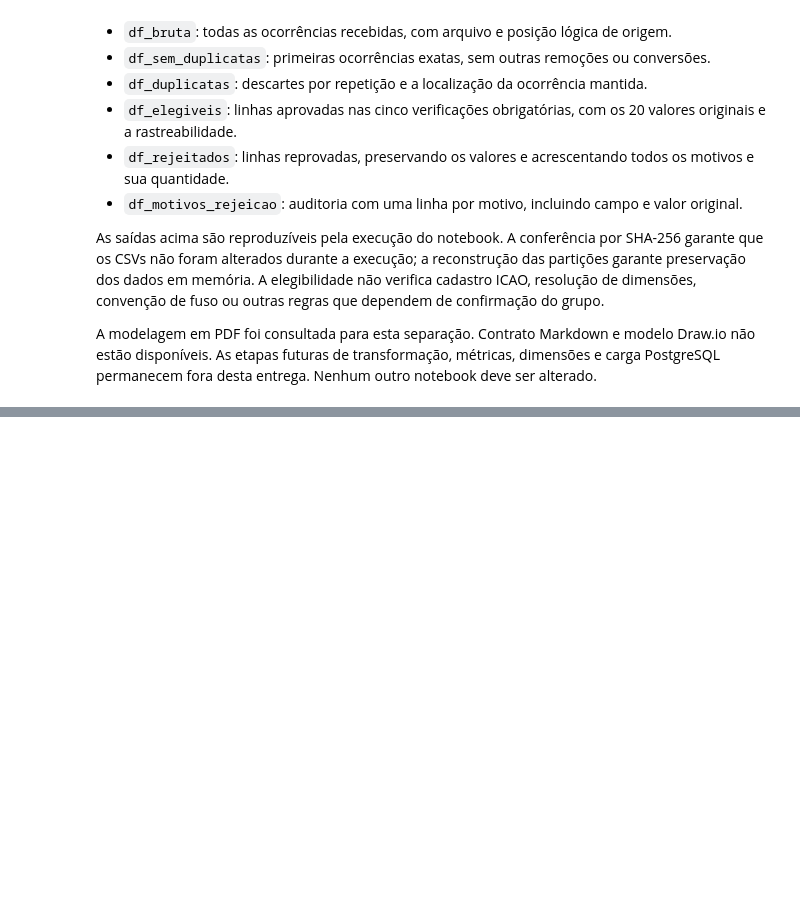
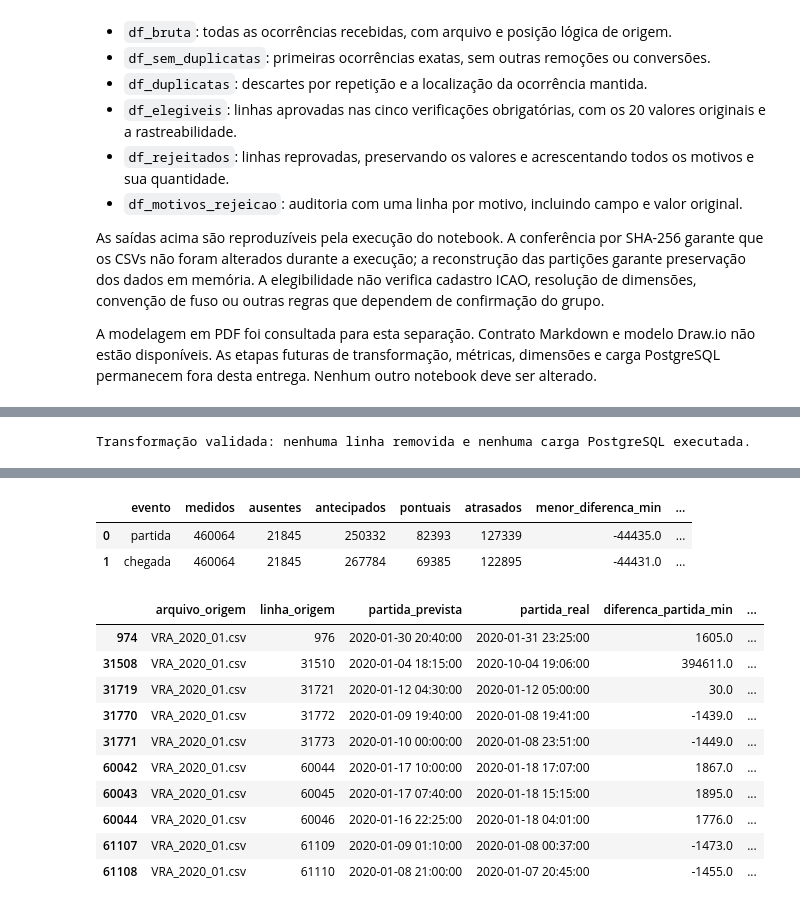
Before and after one commit to LeonardoBarrosCavalcantiNeto/Projeto-de-integracao-BD, a Jupyter notebook: notebooks/etl/etl_2020.ipynb, the cells around one changed output, grey strips where cells are left out. Saved outputs shown, nothing was run; the diff lists cells and outputs as text; code cells hidden in the pictures; blank space fills up the shorter version.

Commit message:
feat: implement 2020 ETL data transformations

```diff
--- a/notebooks/etl/etl_2020.ipynb
+++ b/notebooks/etl/etl_2020.ipynb
@@ -558,0 +697,17 @@ A modelagem em PDF foi consultada para esta separação. Contrato Markdown e mod
+# %%
+def calcular_metricas_voos(base_convertida):
+    """Acrescenta métricas sem remover linhas ou preencher horários ausentes."""
+    resultado = base_convertida.copy()
+    for evento in ["partida", "chegada"]:
+        diferenca = (
+            resultado[f"{evento}_real"] - resultado[f"{evento}_prevista"]
+        ).dt.total_seconds().div(60).astype("Float64")
+        resultado[f"diferenca_{evento}_min"] = diferenca
+        resultado[f"atraso_{evento}_min"] = diferenca.clip(lower=0)
+        resultado[f"{evento}_atipica_flag"] = diferenca.abs().gt(1440).fillna(False).astype(bool)
+    return resultado
+
+
+df_transformados = calcular_metricas_voos(df_convertidos)
+display(df_transformados.head(3))
+print("Transformados:", len(df_transformados))
@@ -558,0 +850,40 @@ A modelagem em PDF foi consultada para esta separação. Contrato Markdown e mod
+# %%
+resumo_transformacao = pd.DataFrame([
+    ("registros_elegiveis", len(df_elegiveis)),
+    ("registros_transformados", len(df_transformados)),
+    ("problemas_de_conversao", len(df_problemas_transformacao)),
+    ("partida_real_ausente", int(df_transformados["partida_real"].isna().sum())),
+    ("chegada_real_ausente", int(df_transformados["chegada_real"].isna().sum())),
+    ("partida_atipica_mais_24h", int(df_transformados["partida_atipica_flag"].sum())),
+    ("chegada_atipica_mais_24h", int(df_transformados["chegada_atipica_flag"].sum())),
+    ("justificativa_desconhecida_id_0", int(df_transformados["justificativa"].isna().sum())),
+    ("equipamento_desconhecido_id_0", int(df_transformados["modelo_equipamento"].isna().sum())),
+    ("assentos_nulos", int(df_transformados["numero_assentos"].isna().sum())),
+    ("referencia_nula", int(df_transformados["referencia"].isna().sum())),
+    ("numero_voo_com_zero_a_esquerda", int(df_transformados["numero_voo"].str.match(r"0[0-9]+", na=False).sum())),
+], columns=["indicador", "valor"])
+display(resumo_transformacao)
+resumo_metricas = []
+for evento in ["partida", "chegada"]:
+    diferenca = df_transformados[f"diferenca_{evento}_min"]
+    resumo_metricas.append({
+        "evento": evento, "medidos": int(diferenca.notna().sum()),
+        "ausentes": int(diferenca.isna().sum()), "antecipados": int(diferenca.lt(0).sum()),
+        "pontuais": int(diferenca.eq(0).sum()), "atrasados": int(diferenca.gt(0).sum()),
+        "menor_diferenca_min": diferenca.min(), "maior_diferenca_min": diferenca.max(),
+    })
+resumo_metricas = pd.DataFrame(resumo_metricas)
+assert resumo_metricas["medidos"].eq(
+    resumo_metricas["antecipados"] + resumo_metricas["pontuais"] + resumo_metricas["atrasados"]
+).all()
+assert resumo_metricas["medidos"].add(resumo_metricas["ausentes"]).eq(len(df_transformados)).all()
+display(resumo_metricas)
+atipicos = df_transformados["partida_atipica_flag"] | df_transformados["chegada_atipica_flag"]
+display(df_transformados.loc[atipicos, colunas_origem + [
+    "partida_prevista", "partida_real", "diferenca_partida_min", "atraso_partida_min",
+    "chegada_prevista", "chegada_real", "diferenca_chegada_min", "atraso_chegada_min",
+    "partida_atipica_flag", "chegada_atipica_flag",
+]].head(10))
+print("Transformação validada: nenhuma linha removida e nenhuma carga PostgreSQL executada.")
+# %% [output]
+Transformação validada: nenhuma linha removida e nenhuma carga PostgreSQL executada.
@@ -558,0 +903,14 @@ A modelagem em PDF foi consultada para esta separação. Contrato Markdown e mod
+|  | evento | medidos | ausentes | antecipados | pontuais | atrasados | menor_diferenca_min | ... |
+| 0 | partida | 460064 | 21845 | 250332 | 82393 | 127339 | -44435.0 | ... |
+| 1 | chegada | 460064 | 21845 | 267784 | 69385 | 122895 | -44431.0 | ... |
+|  | arquivo_origem | linha_origem | partida_prevista | partida_real | diferenca_partida_min | ... |
+| 974 | VRA_2020_01.csv | 976 | 2020-01-30 20:40:00 | 2020-01-31 23:25:00 | 1605.0 | ... |
+| 31508 | VRA_2020_01.csv | 31510 | 2020-01-04 18:15:00 | 2020-10-04 19:06:00 | 394611.0 | ... |
+| 31719 | VRA_2020_01.csv | 31721 | 2020-01-12 04:30:00 | 2020-01-12 05:00:00 | 30.0 | ... |
+| 31770 | VRA_2020_01.csv | 31772 | 2020-01-09 19:40:00 | 2020-01-08 19:41:00 | -1439.0 | ... |
+| 31771 | VRA_2020_01.csv | 31773 | 2020-01-10 00:00:00 | 2020-01-08 23:51:00 | -1449.0 | ... |
+| 60042 | VRA_2020_01.csv | 60044 | 2020-01-17 10:00:00 | 2020-01-18 17:07:00 | 1867.0 | ... |
+| 60043 | VRA_2020_01.csv | 60045 | 2020-01-17 07:40:00 | 2020-01-18 15:15:00 | 1895.0 | ... |
+| 60044 | VRA_2020_01.csv | 60046 | 2020-01-16 22:25:00 | 2020-01-18 04:01:00 | 1776.0 | ... |
+| 61107 | VRA_2020_01.csv | 61109 | 2020-01-09 01:10:00 | 2020-01-08 00:37:00 | -1473.0 | ... |
+| 61108 | VRA_2020_01.csv | 61110 | 2020-01-08 21:00:00 | 2020-01-07 20:45:00 | -1455.0 | ... |
```
Also changed, not shown: parts of 12 cells of this notebook.
